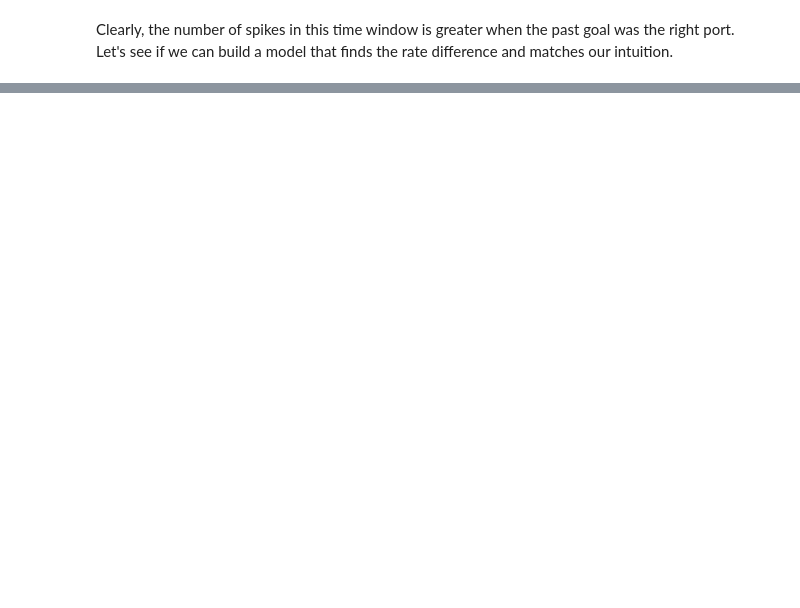
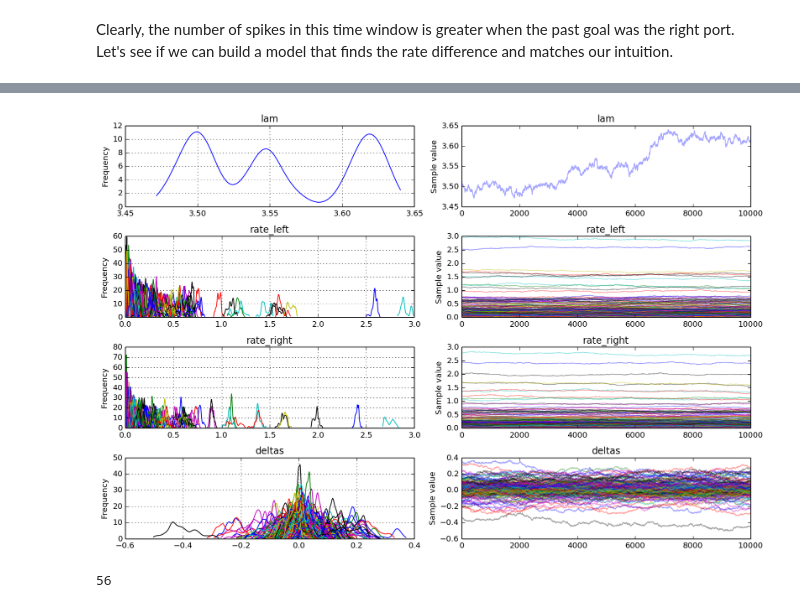
Before and after one commit to mcleonard/wm_paper, a Jupyter notebook: Goal selectivity.ipynb, the cells around one changed output, grey strips where cells are left out. Saved outputs shown, nothing was run; the diff lists cells and outputs as text; code cells hidden in the pictures; blank space fills up the shorter version.

```diff
--- a/Goal selectivity.ipynb
+++ b/Goal selectivity.ipynb
@@ -98,0 +106,30 @@ The data from this neuron shows that the Poisson distribution fits our
+# %%
+from collections import defaultdict
+data = pd.DataFrame(columns=['unit', 'spikes', 'goal'])
+for each in units:
+    unit_data = lkr[each.id]
+    spikes = my.analyze.time_histogram(lkr[each.id], limit=(-0.05, 0.05))/10
+    spikes.columns = ['spikes']
+    spikes['unit'] = each.id
+    spikes['goal'] = unit_data['FG port']
+    data = pd.concat([data, spikes])
+
+ids = tuple(each.id for each in units)
+unit_idx = np.array([ids.index(each) for each in data.unit])
+# %%
+N_units = len(units)
+
+with pm.Model() as model:
+    # Set hyperpriors
+    #lam = pm.Exponential('lam', 3)
+    #lam_right = pm.Exponential('lam_right', 3)
+
+    # Set rate priors
+    rate_left = pm.Exponential('rate_left', 3, shape=N_units)
+    rate_right = pm.Exponential('rate_right', 3, shape=N_units)
+
+    deltas = pm.Deterministic('deltas', rate_left - rate_right)
+
+    rate = pm.switch(data.goal.values == my.LEFT, rate_left[unit_idx], rate_right[unit_idx])
+
+    likelihood = pm.Poisson('likelihood', rate, observed=data.spikes.values)
@@ -98,0 +151,4 @@ The data from this neuron shows that the Poisson distribution fits our
+# %%
+fig = pm.traceplot(trace[20000:])
+# %% [output]
+[figure, added]
@@ -98,0 +160,4 @@ The data from this neuron shows that the Poisson distribution fits our
+# %%
+np.sum(ps >= 0.99)
+# %% [output]
+56
```
Also changed, not shown: parts of 13 cells of this notebook.
